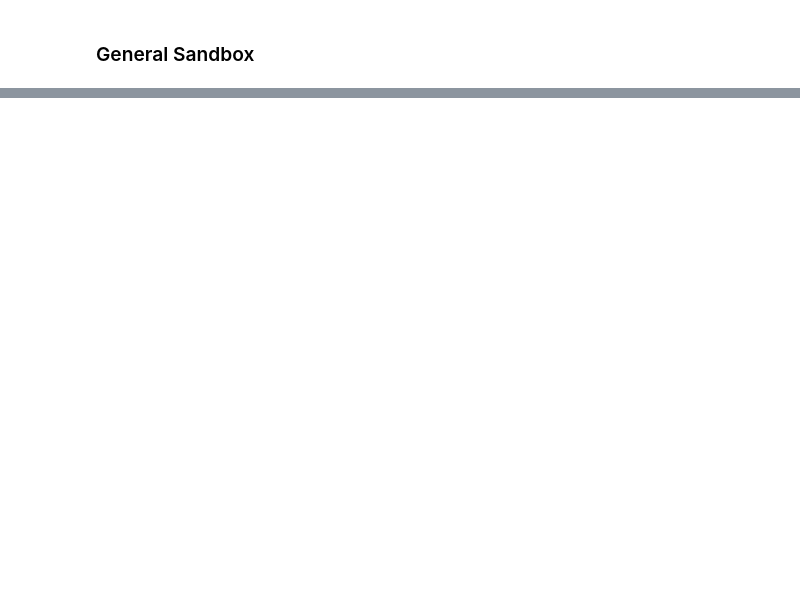
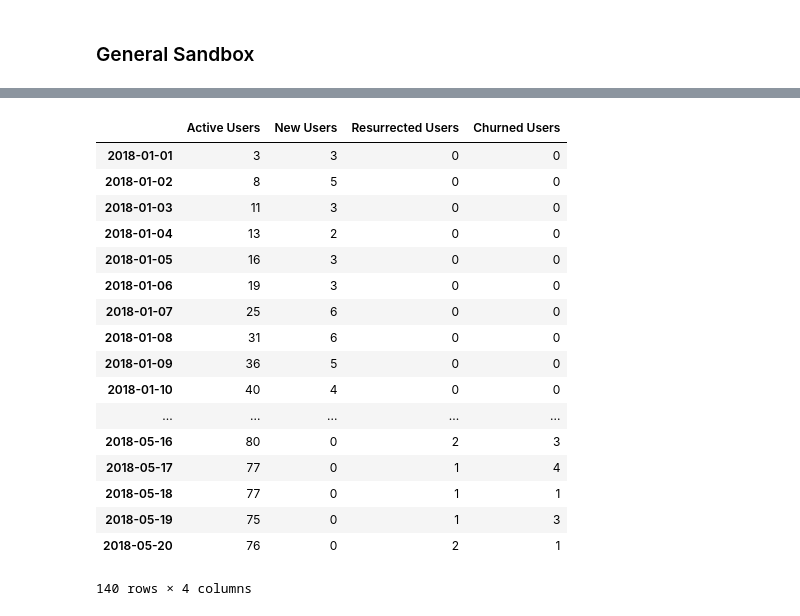
Before and after one commit to rohit-patel/General-purpose, a Jupyter notebook: Generalbook.ipynb, the cells around one changed output, grey strips where cells are left out. Drawn from its saved outputs; the diff is of its cells as text; code cells hidden in the pictures; blank space fills up the shorter version.

```diff
--- a/Generalbook.ipynb
+++ b/Generalbook.ipynb
@@ -22,0 +3,11 @@
+# %%
+import datetime
+import random
+import pandas as pd
+date_set = [datetime.date(2018,1,1) + datetime.timedelta(days=i) for i in range(240)]
+user_list = ['User-'+'{0:03}'.format(i) for i in range(200)]
+numer_of_observations = 500
+df = pd.DataFrame(list(zip(random.choices(user_list,k=numer_of_observations),random.choices(date_set,k=numer_of_observations), random.choices(['on','off'],k=numer_of_observations))), columns=['user','date', 'state'])
+#df = df[df['sender_id']!=df['accepter_id']][['date','sender_id','accepter_id']]
+#agg1 = {'user':{'users_active_today' : (lambda z : set(z))} }
+#df1 = df.groupby('date').agg(agg1)
@@ -22,0 +29,11 @@
+# %%
+def get_active_users(date):
+    s1 = set([date - datetime.timedelta(days=i) for i in range(28)])
+    return set(df[df['date'].isin(s1)]['user'])
+
+def get_all_prior_users(date):
+    return set(df[df['date'] < date]['user'])
+# %%
+df2 = {date : [get_active_users(date)] for date in date_set}
+df3 = {date : [len(get_active_users(date)),len(get_active_users(date) - get_all_prior_users(date)), len(get_all_prior_users(date).intersection(get_active_users(date) - get_active_users(date-datetime.timedelta(days=1)))), len(get_active_users(date-datetime.timedelta(days=1)) -get_active_users(date))] for date in date_set}
+ans1 = pd.DataFrame.from_dict(df3,'index', columns=['Active Users', 'New Users', 'Resurrected Users', 'Churned Users' ])
@@ -22,0 +91,21 @@
+# %%
+ans1.head(140)
+# %% [output]
+|  | Active Users | New Users | Resurrected Users | Churned Users |
+| 2018-01-01 | 3 | 3 | 0 | 0 |
+| 2018-01-02 | 8 | 5 | 0 | 0 |
+| 2018-01-03 | 11 | 3 | 0 | 0 |
+| 2018-01-04 | 13 | 2 | 0 | 0 |
+| 2018-01-05 | 16 | 3 | 0 | 0 |
+| 2018-01-06 | 19 | 3 | 0 | 0 |
+| 2018-01-07 | 25 | 6 | 0 | 0 |
+| 2018-01-08 | 31 | 6 | 0 | 0 |
+| 2018-01-09 | 36 | 5 | 0 | 0 |
+| 2018-01-10 | 40 | 4 | 0 | 0 |
+| ... | ... | ... | ... | ... |
+| 2018-05-16 | 80 | 0 | 2 | 3 |
+| 2018-05-17 | 77 | 0 | 1 | 4 |
+| 2018-05-18 | 77 | 0 | 1 | 1 |
+| 2018-05-19 | 75 | 0 | 1 | 3 |
+| 2018-05-20 | 76 | 0 | 2 | 1 |
+140 rows × 4 columns
```
Also changed, not shown: parts of 15 cells of this notebook, 1 other file.
